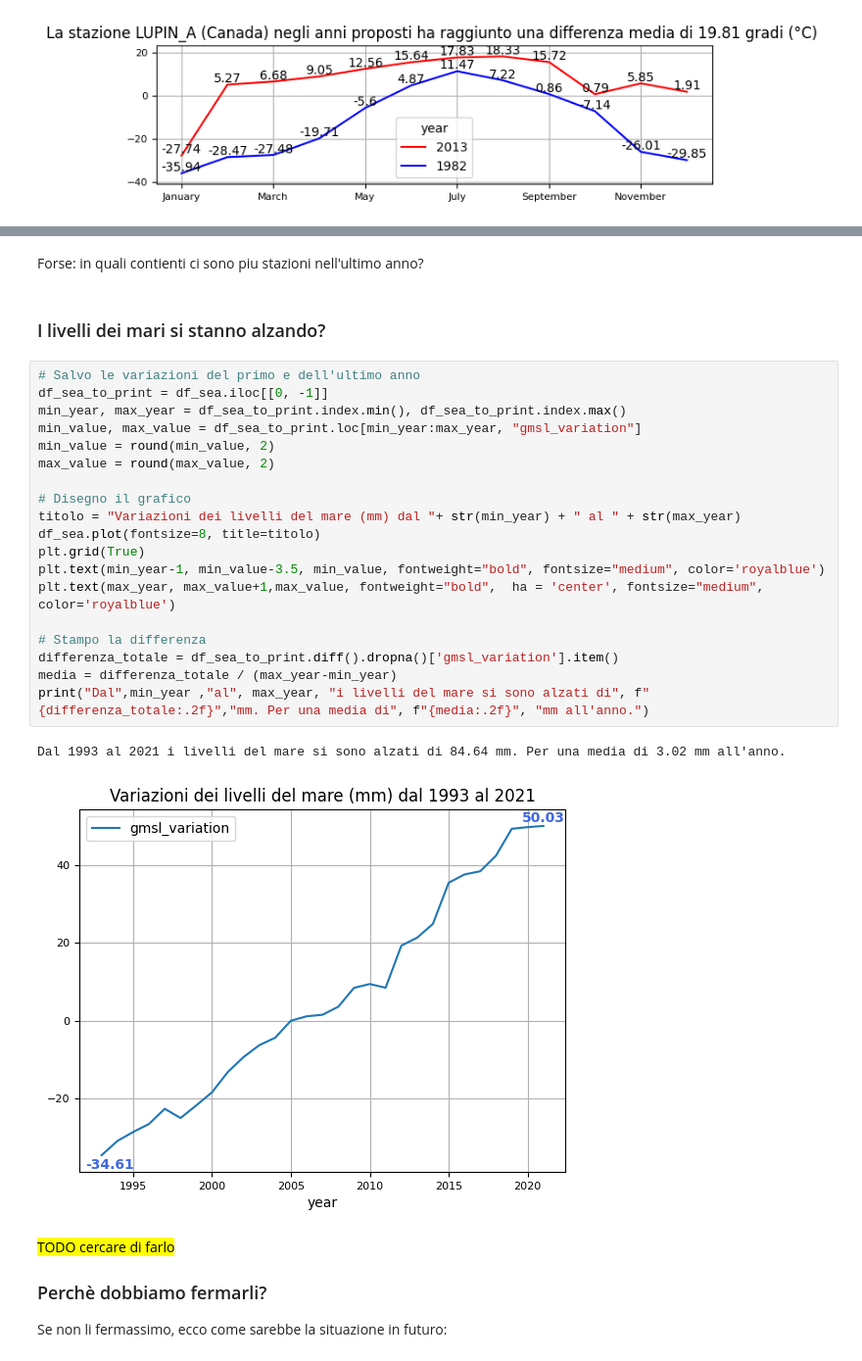
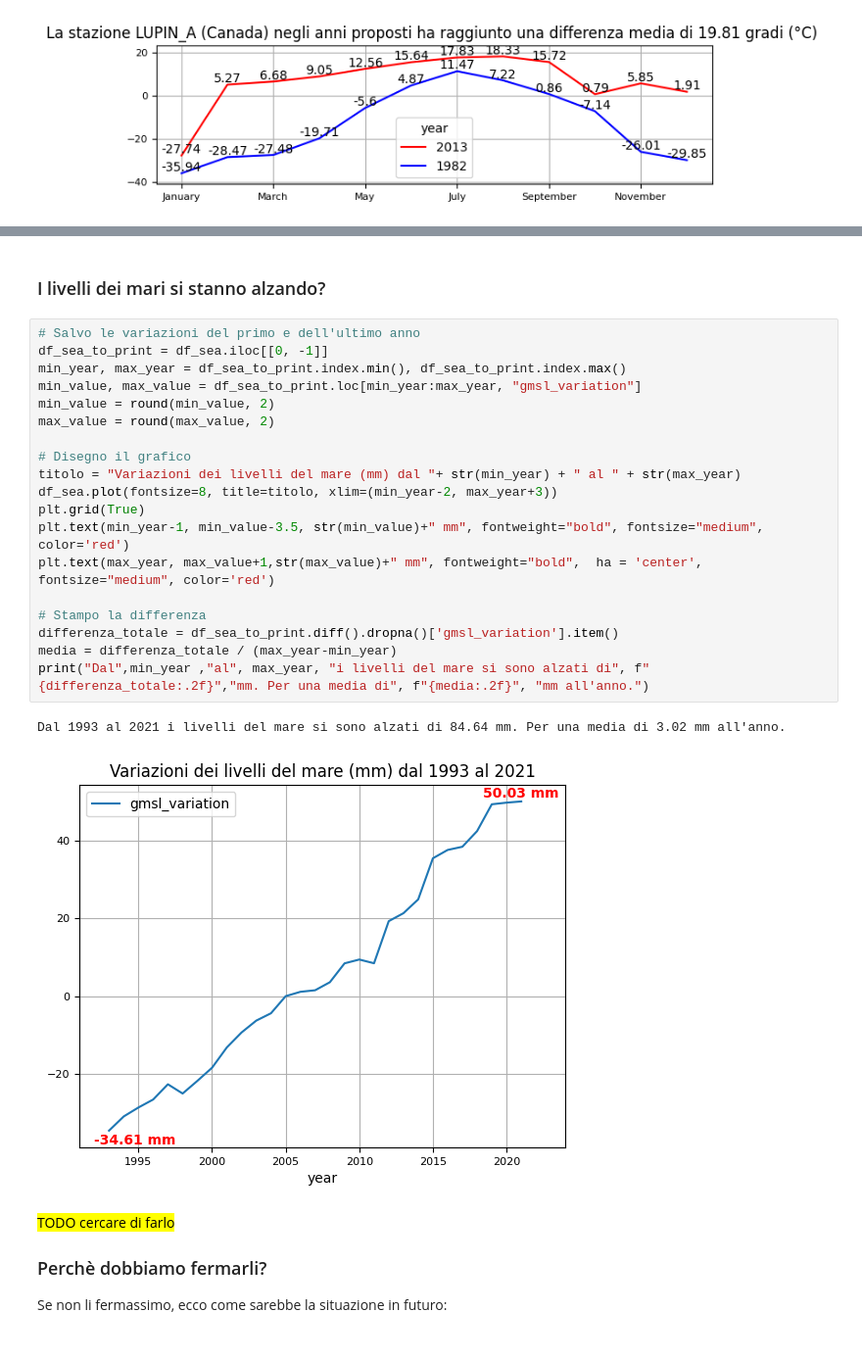
Before and after one commit to ElenaCurti/big-data, a Jupyter notebook: Attivita_03_DataAnalytics/file.ipynb, the cells around one changed output, grey strips where cells are left out. Shown at 98% size. Drawn from its saved outputs; the diff is of its cells as text.

```diff
--- a/Attivita_03_DataAnalytics/file.ipynb
+++ b/Attivita_03_DataAnalytics/file.ipynb
@@ -451,29 +456,27 @@ addlabels(df_record_per_year.index,df_record_per_year.values)
-# %% [markdown]
-Forse: in quali contienti ci sono piu stazioni nell'ultimo anno?
 # %% [markdown]
 ### I livelli dei mari si stanno alzando?
 # %%
 # Salvo le variazioni del primo e dell'ultimo anno
 df_sea_to_print = df_sea.iloc[[0, -1]]
 min_year, max_year = df_sea_to_print.index.min(), df_sea_to_print.index.max()
 min_value, max_value = df_sea_to_print.loc[min_year:max_year, "gmsl_variation"]
 min_value = round(min_value, 2)
 max_value = round(max_value, 2)
 
 # Disegno il grafico
 titolo = "Variazioni dei livelli del mare (mm) dal "+ str(min_year) + " al " + str(max_year)
-df_sea.plot(fontsize=8, title=titolo)
+df_sea.plot(fontsize=8, title=titolo, xlim=(min_year-2, max_year+3))
 plt.grid(True)
-plt.text(min_year-1, min_value-3.5, min_value, fontweight="bold", fontsize="medium", color='royalblue')
-plt.text(max_year, max_value+1,max_value, fontweight="bold",  ha = 'center', fontsize="medium", color='royalblue')
+plt.text(min_year-1, min_value-3.5, str(min_value)+" mm", fontweight="bold", fontsize="medium", color='red')
+plt.text(max_year, max_value+1,str(max_value)+" mm", fontweight="bold",  ha = 'center', fontsize="medium", color='red')
 
 # Stampo la differenza
 differenza_totale = df_sea_to_print.diff().dropna()['gmsl_variation'].item()
 media = differenza_totale / (max_year-min_year)
 print("Dal",min_year ,"al", max_year, "i livelli del mare si sono alzati di", f"{differenza_totale:.2f}","mm. Per una media di", f"{media:.2f}", "mm all'anno.")
 # %% [output]
 Dal 1993 al 2021 i livelli del mare si sono alzati di 84.64 mm. Per una media di 3.02 mm all'anno.
-[figure, old version]
+[figure, new version]
 # %% [markdown]
 <mark> TODO cercare di farlo
 ### Perchè dobbiamo fermarli?
```
Also changed, not shown: parts of 6 cells of this notebook, 1 other file.
